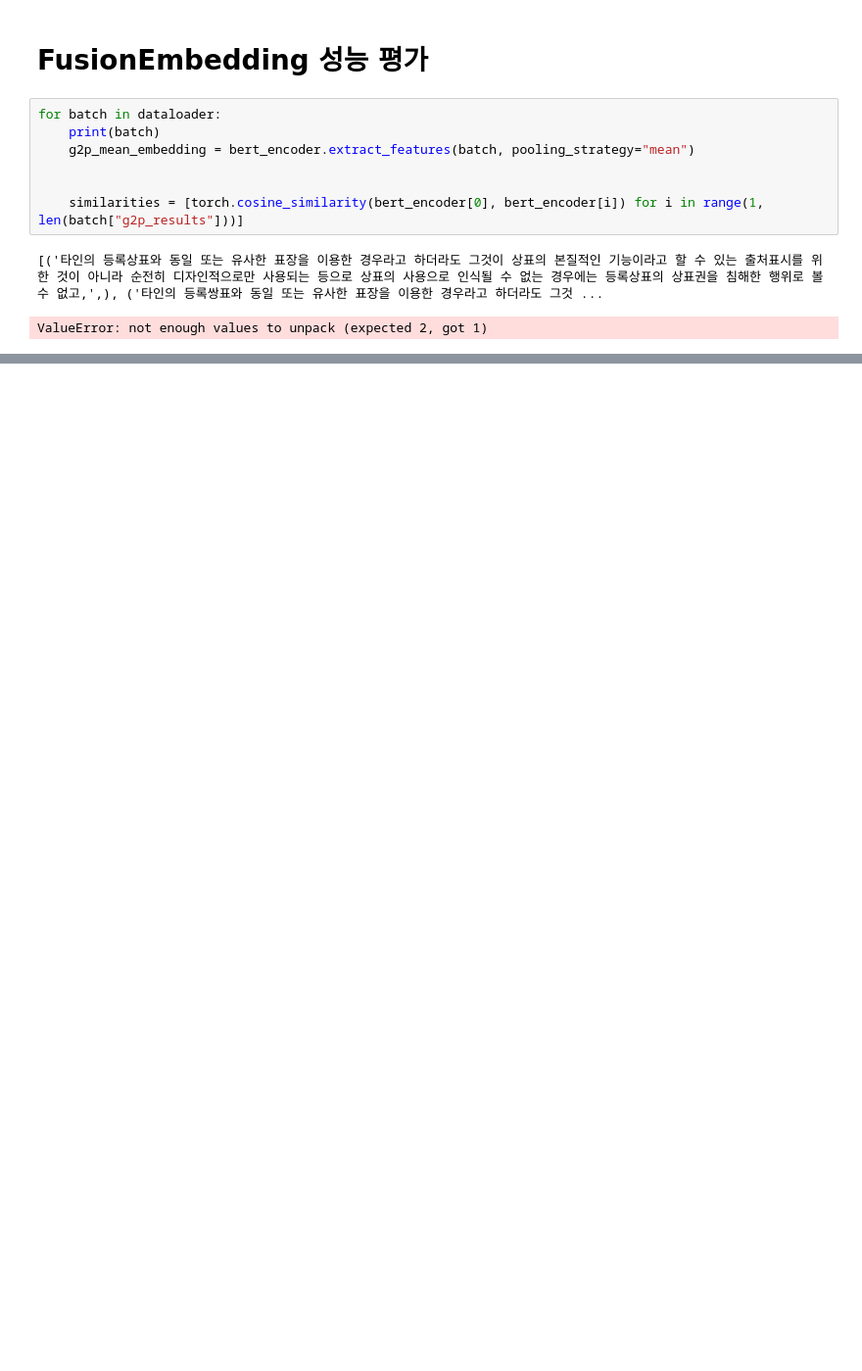
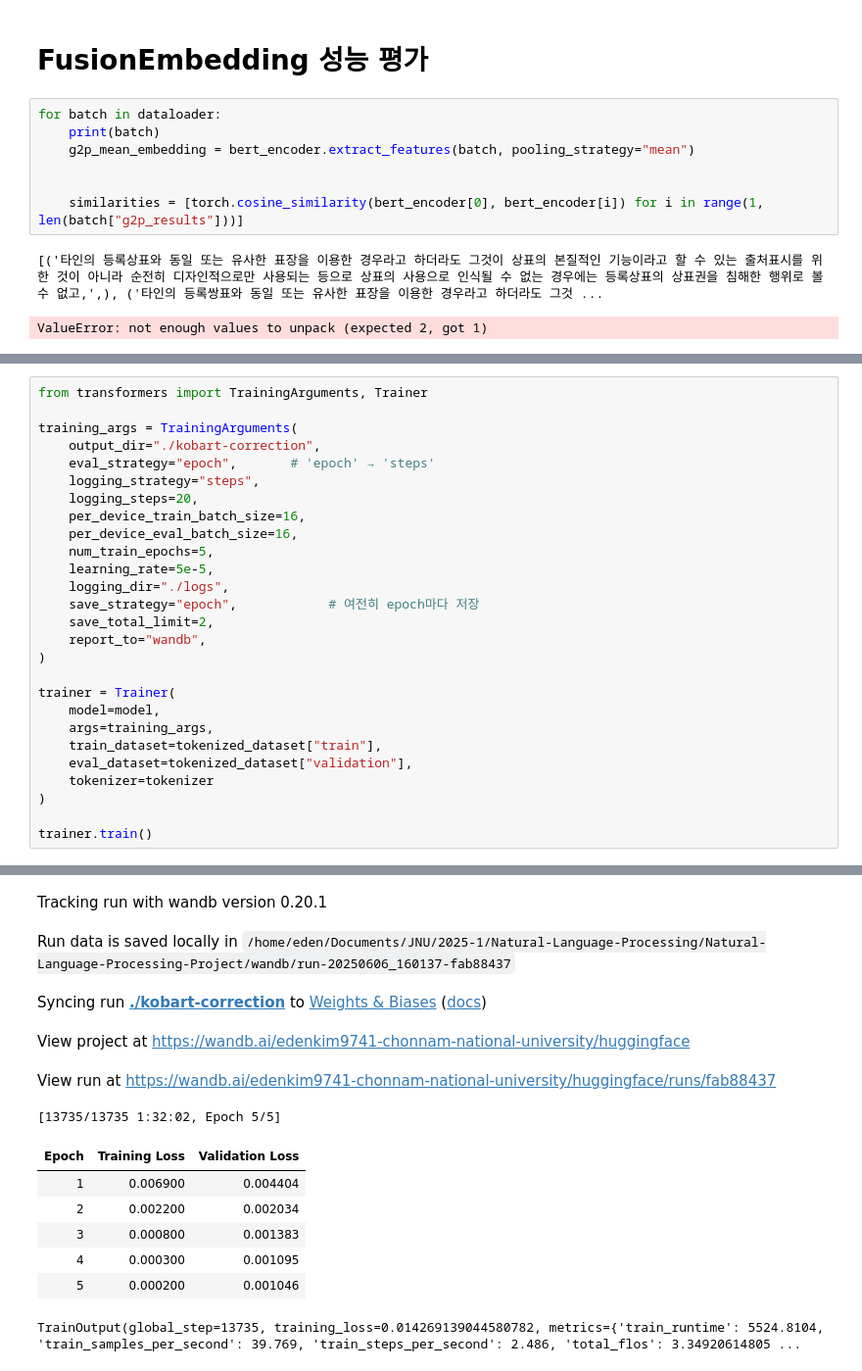
Before and after one commit to edenkim9741/Natural-Language-Processing-Project, a Jupyter notebook: experiments.ipynb, the cells around one changed output, grey strips where cells are left out. Shown at 98% size. Drawn from its saved outputs; the diff is of its cells as text; blank space fills up the shorter version.

Commit message:
model impl

```diff
--- a/experiments.ipynb
+++ b/experiments.ipynb
@@ -175,0 +466,28 @@ ValueError: not enough values to unpack (expected 2, got 1)
+# %%
+from transformers import TrainingArguments, Trainer
+
+training_args = TrainingArguments(
+    output_dir="./kobart-correction",
+    eval_strategy="epoch",       # 'epoch' → 'steps'
+    logging_strategy="steps",
+    logging_steps=20,
+    per_device_train_batch_size=16,
+    per_device_eval_batch_size=16,
+    num_train_epochs=5,
+    learning_rate=5e-5,
+    logging_dir="./logs",
+    save_strategy="epoch",            # 여전히 epoch마다 저장
+    save_total_limit=2,
+    report_to="wandb",
+)
+
+trainer = Trainer(
+    model=model,
+    args=training_args,
+    train_dataset=tokenized_dataset["train"],
+    eval_dataset=tokenized_dataset["validation"],
+    tokenizer=tokenizer
+)
+
+trainer.train()
+# %% [output]
@@ -175,0 +496,13 @@ ValueError: not enough values to unpack (expected 2, got 1)
+Tracking run with wandb version 0.20.1
+Run data is saved locally in /home/eden/Documents/JNU/2025-1/Natural-Language-Processing/Natural-Language-Processing-Project/wandb/run-20250606_160137-fab88437
+Syncing run ./kobart-correction to Weights & Biases (docs)
+View project at https://wandb.ai/edenkim9741-chonnam-national-university/huggingface
+View run at https://wandb.ai/edenkim9741-chonnam-national-university/huggingface/runs/fab88437
+[13735/13735 1:32:02, Epoch 5/5]
+| Epoch | Training Loss | Validation Loss |
+| 1 | 0.006900 | 0.004404 |
+| 2 | 0.002200 | 0.002034 |
+| 3 | 0.000800 | 0.001383 |
+| 4 | 0.000300 | 0.001095 |
+| 5 | 0.000200 | 0.001046 |
+TrainOutput(global_step=13735, training_loss=0.014269139044580782, metrics={'train_runtime': 5524.8104, 'train_samples_per_second': 39.769, 'train_steps_per_second': 2.486, 'total_flos': 3.34920614805 ...
```
Also changed, not shown: parts of 28 cells of this notebook, 19 other files.
